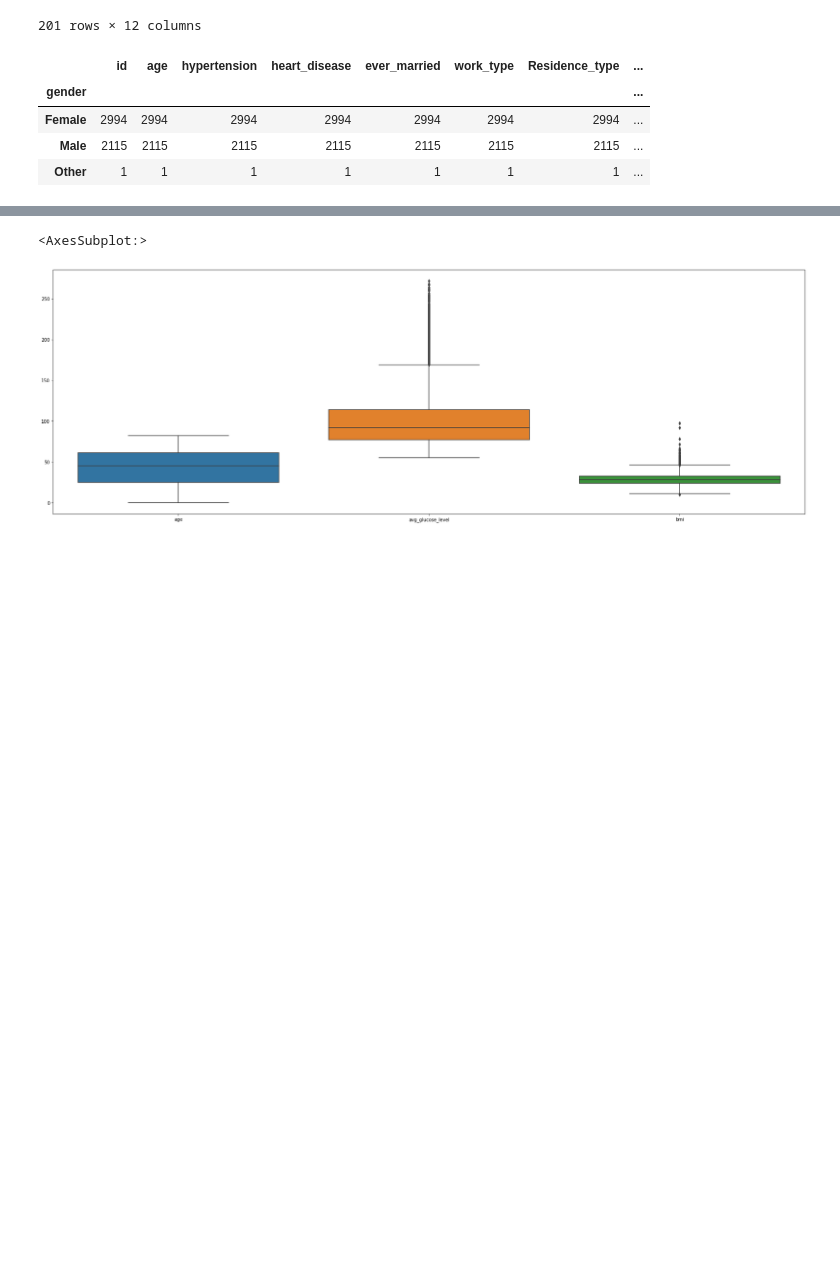
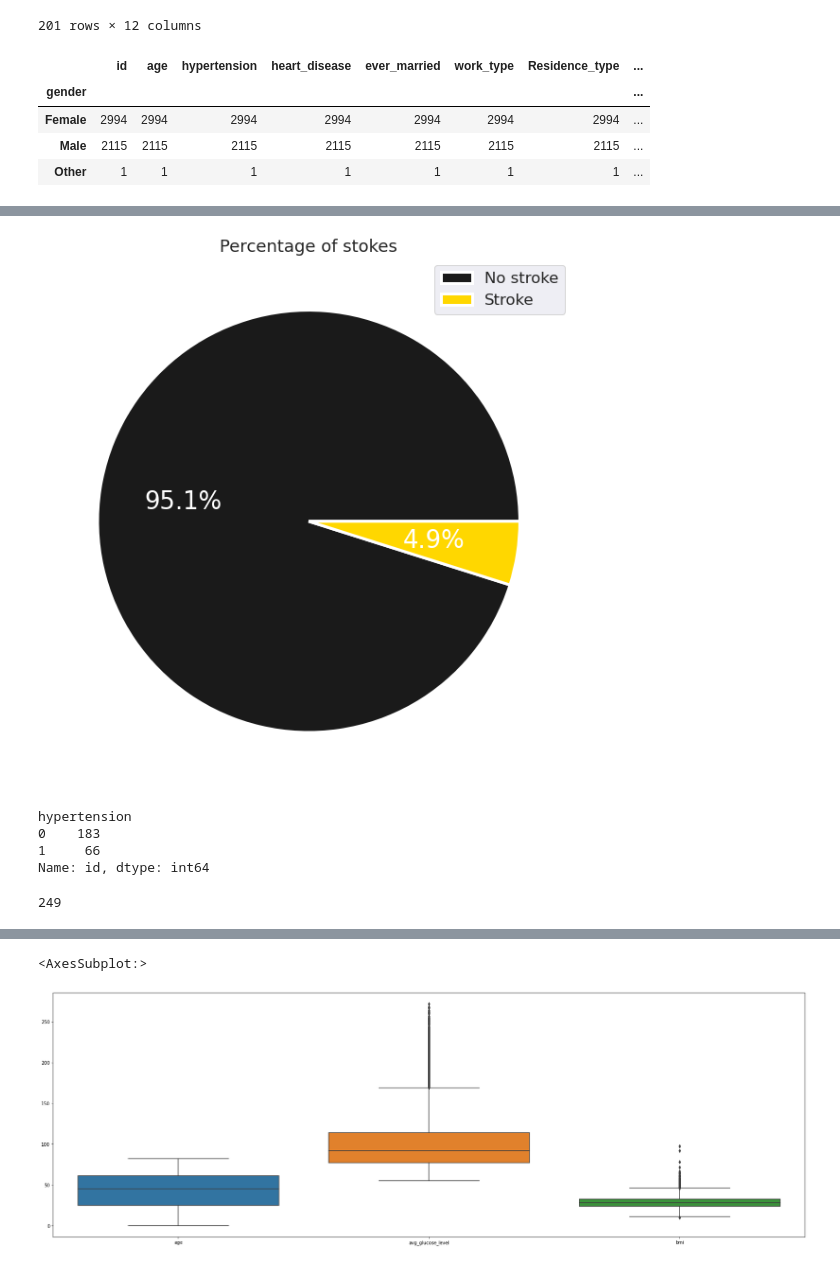
Before and after one commit to Requiem98/FDS-FinalProject, a Jupyter notebook: main.ipynb, the cells around one changed output, grey strips where cells are left out. Cells and saved outputs as stored; diff of their text form; code cells hidden in the pictures; blank space fills up the shorter version.

```diff
--- a/main.ipynb
+++ b/main.ipynb
@@ -123,0 +152,21 @@ ax[1][4].set_title("smoking_status");
+# %%
+fig, ax = plt.subplots(figsize=(10, 20))
+
+ax.pie(dataset.groupby("stroke").count()["id"], labels = ["No stroke", "Stroke"],
+       colors=["k","gold"], autopct='%1.1f%%', textprops={'size': 'x-large', "color": "w"}, labeldistance=None, wedgeprops={'linewidth': 3.0, 'edgecolor': 'white'});
+ax.set_title("Percentage of stokes");
+ax.legend()
+fig.savefig("stroke_pie.png", bbox_inches='tight', transparent = True)
+# %% [output]
+[figure, added]
+# %%
+dataset[["hypertension", "stroke", "id"]][dataset.stroke == 1].groupby("hypertension").count()["id"]
+# %% [output]
+hypertension
+0    183
+1     66
+Name: id, dtype: int64
+# %%
+183 + 66
+# %% [output]
+249
```
Also changed, not shown: parts of 41 cells of this notebook, 4 other files.
